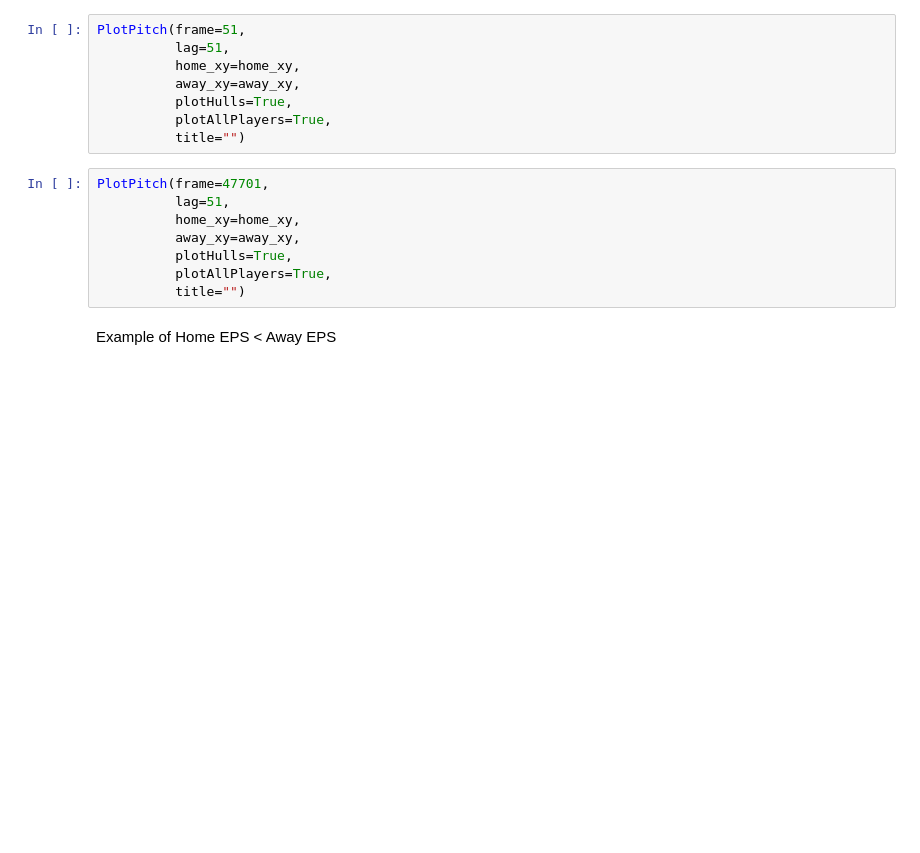
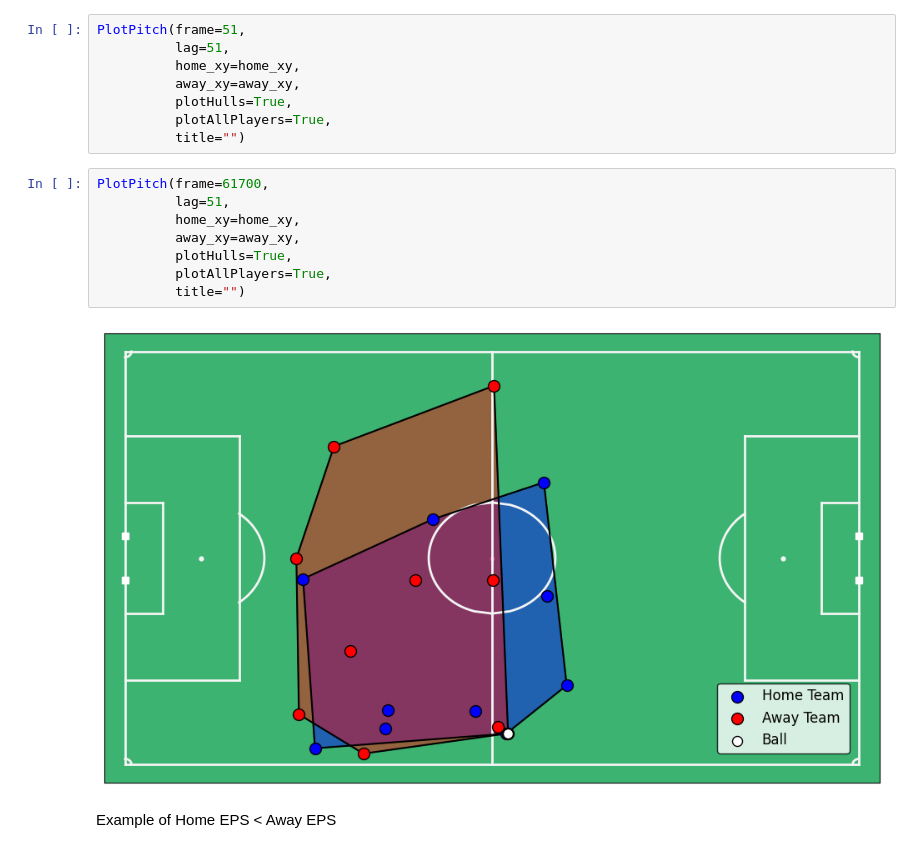
Before and after one commit to ValentinisAlessio/PML_exam, a Jupyter notebook: MatchAnalysis.ipynb, the cells around one changed output. Saved outputs shown, nothing was run; the diff lists cells and outputs as text; blank space fills up the shorter version.

```diff
--- a/MatchAnalysis.ipynb
+++ b/MatchAnalysis.ipynb
@@ -175,13 +175,15 @@ PlotPitch(frame=51,
           plotAllPlayers=True,
           title="")
 # %%
-PlotPitch(frame=47701,
+PlotPitch(frame=61700,
           lag=51,
           home_xy=home_xy,
           away_xy=away_xy,
           plotHulls=True,
           plotAllPlayers=True,
           title="")
+# %% [output]
+[figure, added]
 # %% [markdown]
 Example of Home EPS < Away EPS
 # %%
```
